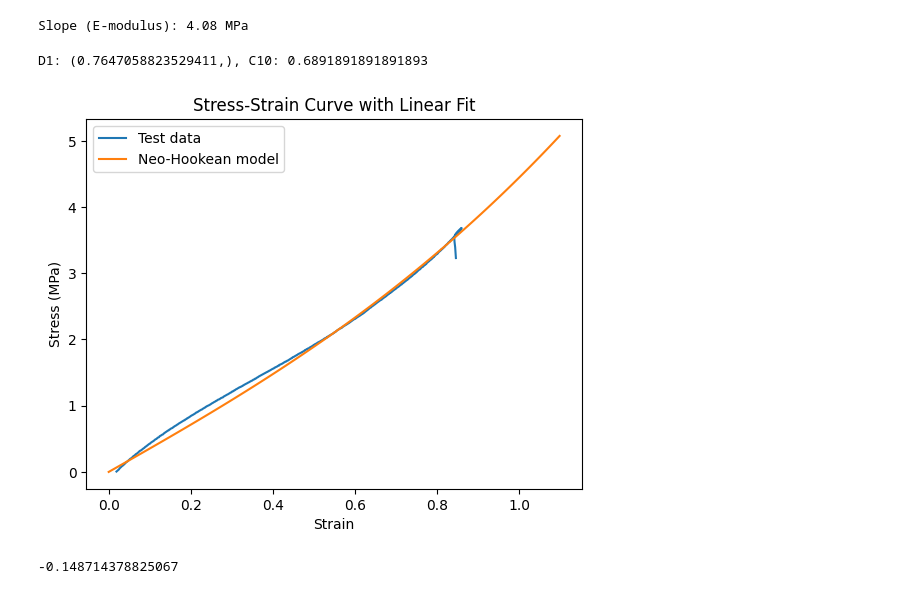
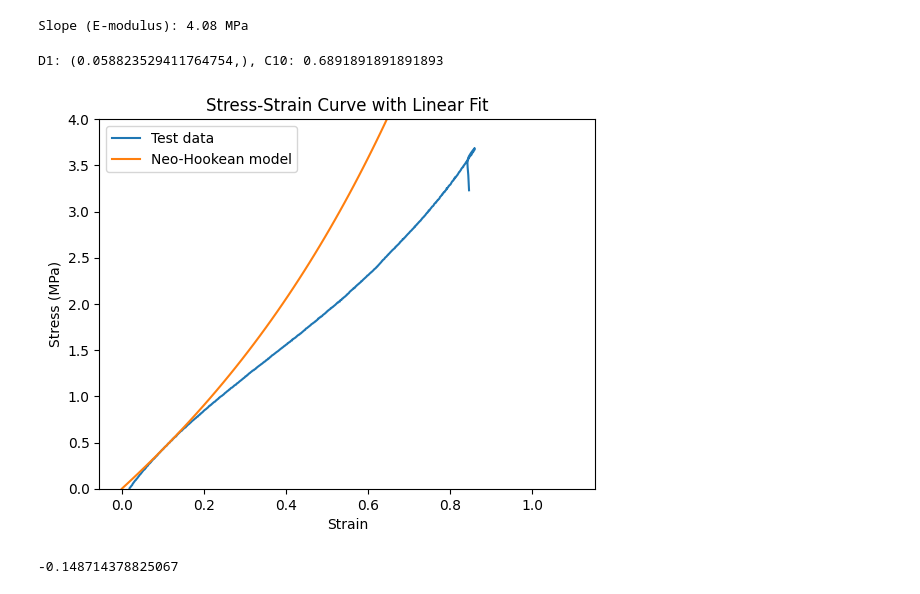
Before and after one commit to monarach/MASTER_THESIS, a Jupyter notebook: KODE/UT_exp_results.ipynb, the cells around one changed output. Cells and saved outputs as stored; diff of their text form; code cells hidden in the pictures.

```diff
--- a/KODE/UT_exp_results.ipynb
+++ b/KODE/UT_exp_results.ipynb
@@ -118,30 +118,31 @@ E = 4.08
 nu = 0.48
 mu0 = E/(2*(1+nu))
 C10 = mu0 / 2.0
-K = E/(3*(1-nu)) #sjekk om det skal være 2 noe sted
-D1 = 2/K
+K0 = E/(3*(1-2*nu)) #sjekk om det skal være 2 noe sted
+D1 = 2/K0
 
 print(F"D1: {D1,}, C10: {C10} ")
 # %% [output]
-D1: (0.7647058823529411,), C10: 0.6891891891891893
+D1: (0.058823529411764754,), C10: 0.6891891891891893
 # %%
 NHdata = np.genfromtxt('test_neohooke.rpt',delimiter='')
 strain_NH = NHdata[:,0]
 stress_NH = NHdata[:,1]
 
 idx = np.where(stress >= 0.0)
 
 plt.figure()
 plt.plot(strain3[idx], stress[idx], label='Test data')
 plt.plot(strain_NH,stress_NH,label='Neo-Hookean model')
 plt.xlabel('Strain')
 plt.ylabel('Stress (MPa)')
 plt.title('Stress-Strain Curve with Linear Fit')
+plt.ylim(0,4)
 plt.legend()
 plt.show()
 #print(f"Slope (E-modulus): {round(slope,3)} MPa")
 # %% [output]
-[figure, old version]
+[figure, new version]
 # %%
 float(stress[0])
 # %% [output]
```
Also changed, not shown: 1 other file.
